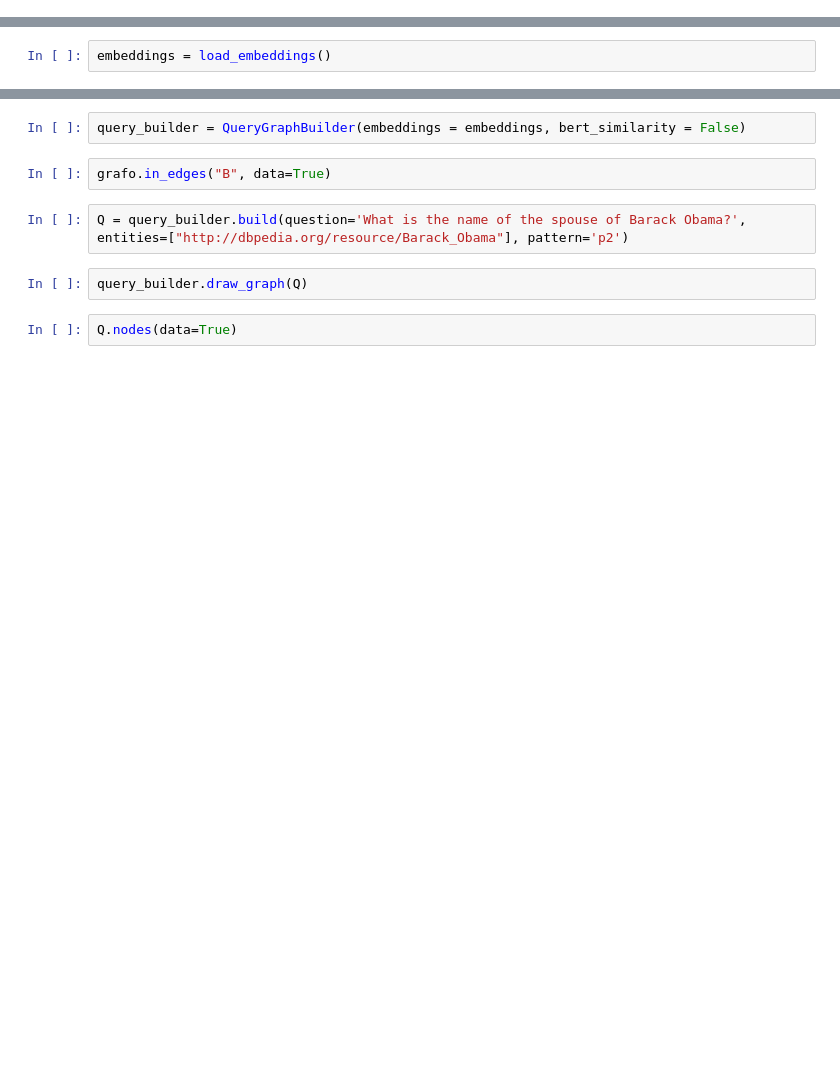
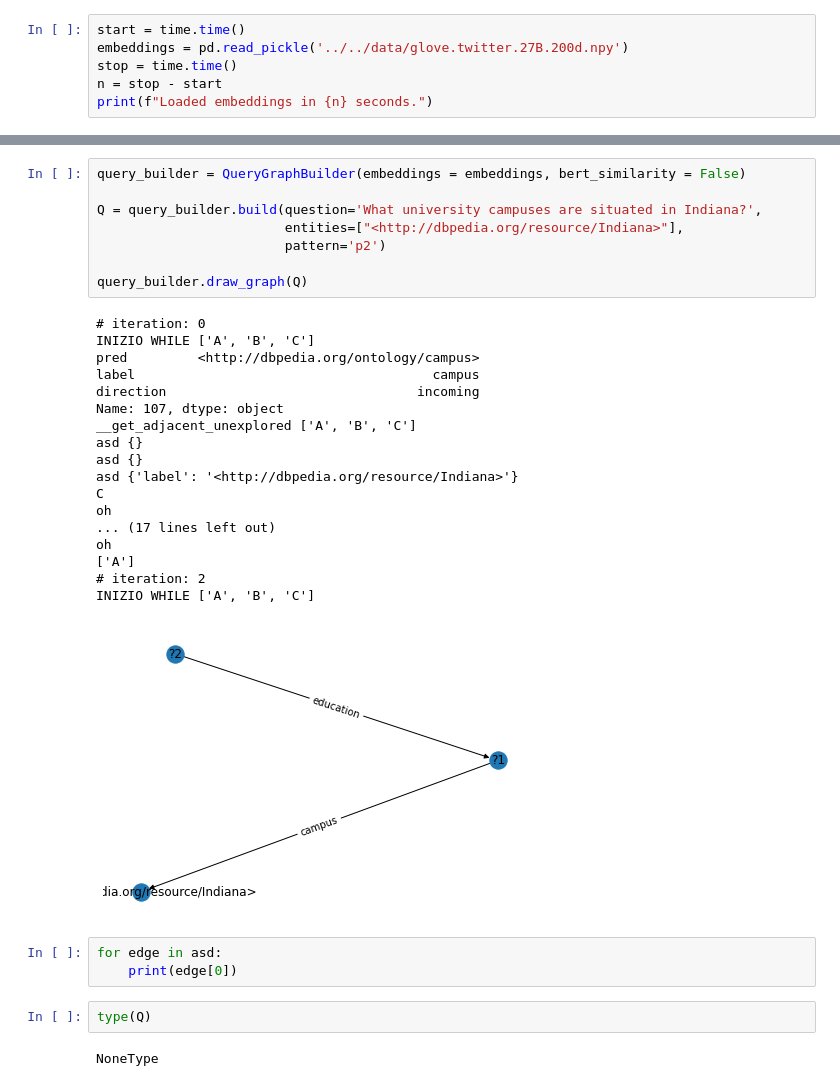
Before and after one commit to rpo19/AIQuestionAnswering, a Jupyter notebook: knowledgeGraph/notebooks/query_construction.ipynb, the cells around one changed output, grey strips where cells are left out. Drawn from its saved outputs; the diff is of its cells as text; blank space fills up the shorter version.

```diff
--- a/knowledgeGraph/notebooks/query_construction.ipynb
+++ b/knowledgeGraph/notebooks/query_construction.ipynb
@@ -39,0 +14,6 @@ patterns = {
+# %%
+start = time.time()
+embeddings = pd.read_pickle('../../data/glove.twitter.27B.200d.npy')
+stop = time.time()
+n = stop - start
+print(f"Loaded embeddings in {n} seconds.")
@@ -77,2 +672,0 @@ def load_embeddings(path='../../data/glove.twitter.27B.200d.txt'):
-# %%
-embeddings = load_embeddings()
@@ -601,10 +673,34 @@ class QueryGraphBuilder():
-# %%
-query_builder = QueryGraphBuilder(embeddings = embeddings, bert_similarity = False)
-# %%
-grafo.in_edges("B", data=True)
-# %%
-Q = query_builder.build(question='What is the name of the spouse of Barack Obama?', entities=["http://dbpedia.org/resource/Barack_Obama"], pattern='p2')
-# %%
-query_builder.draw_graph(Q)
-# %%
-Q.nodes(data=True)
+# %%
+query_builder = QueryGraphBuilder(embeddings = embeddings, bert_similarity = False)
+
+Q = query_builder.build(question='What university campuses are situated in Indiana?',
+                        entities=["<http://dbpedia.org/resource/Indiana>"],
+                        pattern='p2')
+
+query_builder.draw_graph(Q)
+# %% [output]
+# iteration: 0
+INIZIO WHILE ['A', 'B', 'C']
+pred         <http://dbpedia.org/ontology/campus>
+label                                      campus
+direction                                incoming
+Name: 107, dtype: object
+__get_adjacent_unexplored ['A', 'B', 'C']
+asd {}
+asd {}
+asd {'label': '<http://dbpedia.org/resource/Indiana>'}
+C
+oh
+... (17 lines left out)
+oh
+['A']
+# iteration: 2
+INIZIO WHILE ['A', 'B', 'C']
+[figure, added]
+# %%
+for edge in asd:
+    print(edge[0])
+# %%
+type(Q)
+# %% [output]
+NoneType
```
Also changed, not shown: parts of 6 cells of this notebook.
